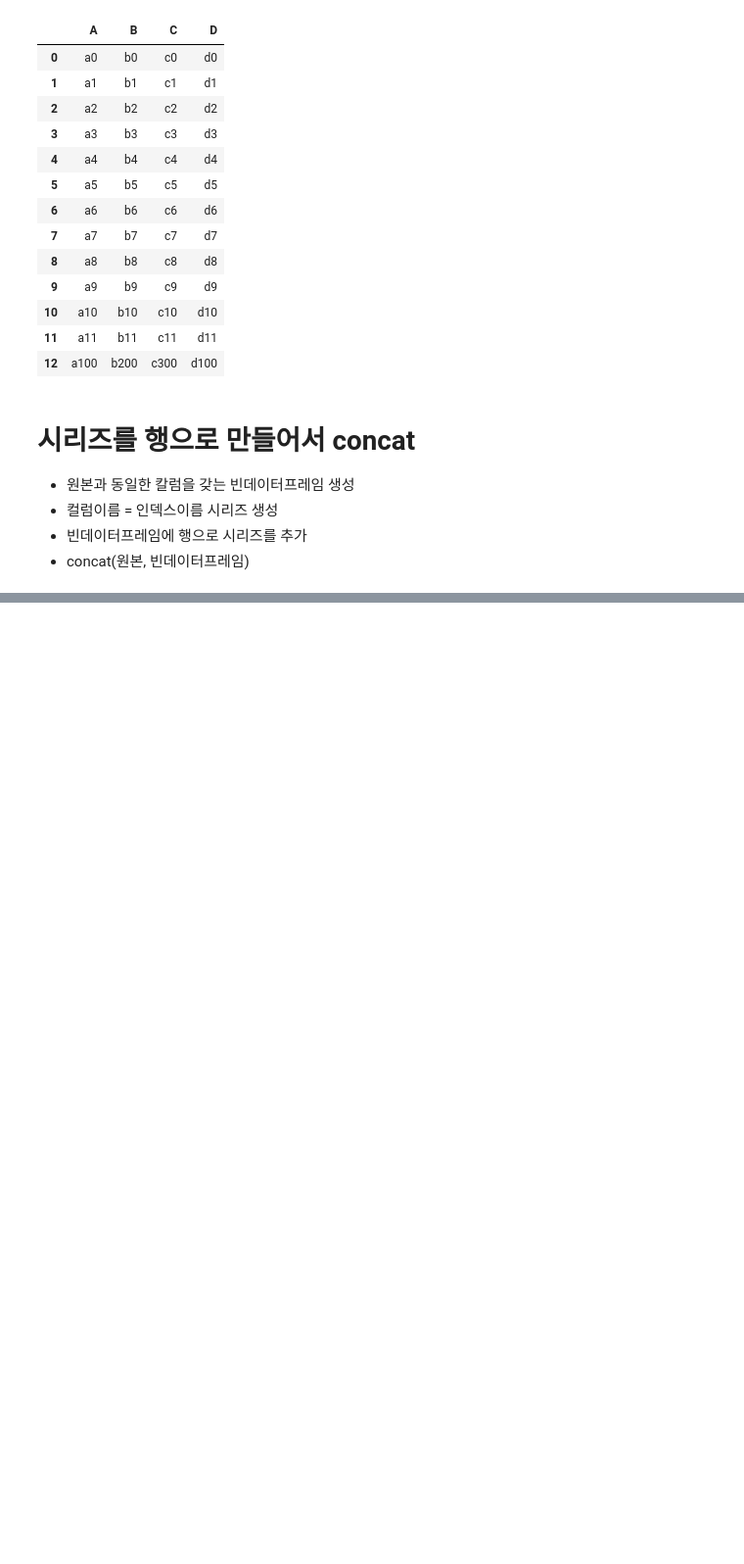
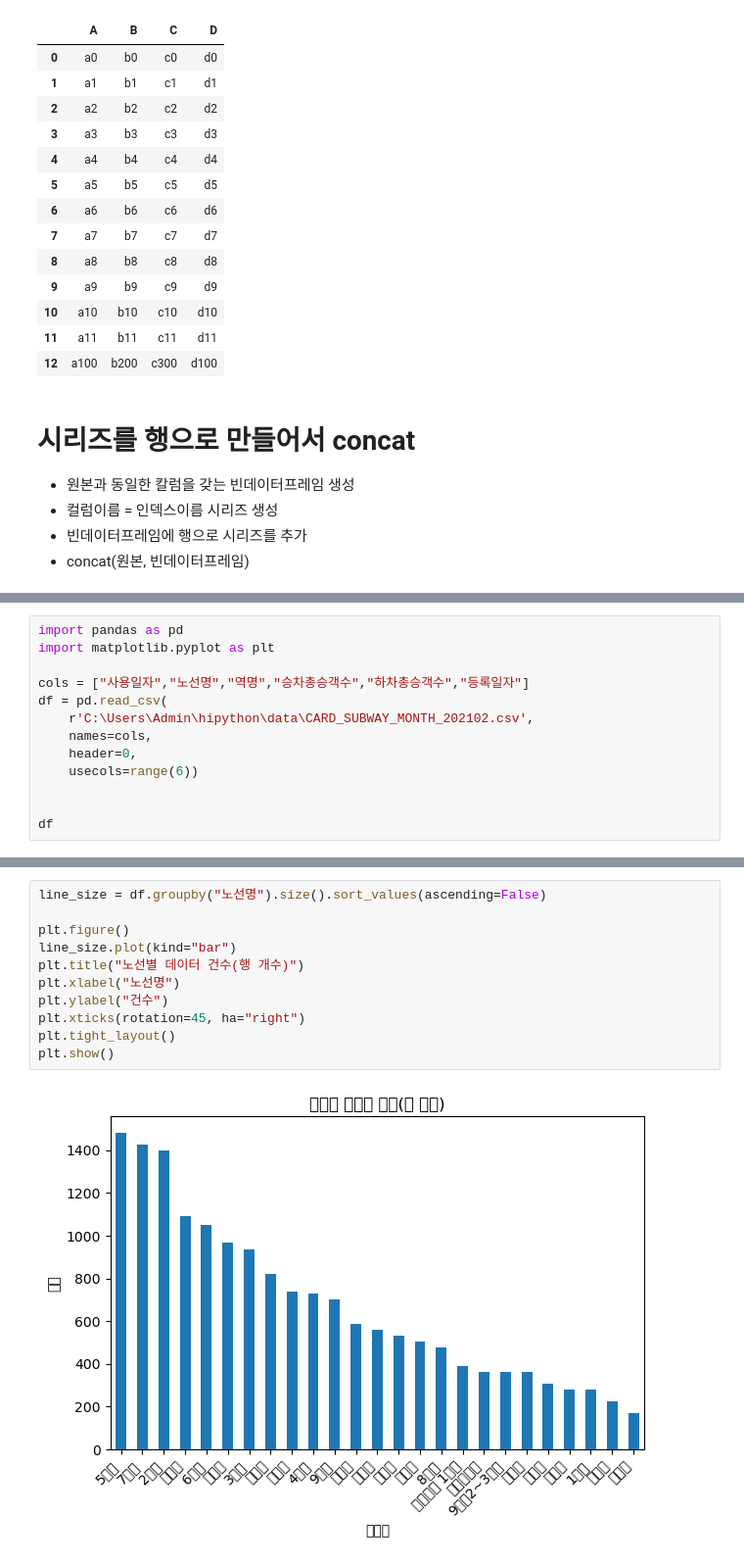
Before and after one commit to YTS-12/hipython, a Jupyter notebook: 데이터 전처리.ipynb, the cells around one changed output, grey strips where cells are left out. Shown at 98% size. Saved outputs shown, nothing was run; the diff lists cells and outputs as text; blank space fills up the shorter version.

```diff
--- a/데이터 전처리.ipynb
+++ b/데이터 전처리.ipynb
@@ -512,0 +517,13 @@ new_total_df
+# %%
+import pandas as pd
+import matplotlib.pyplot as plt
+
+cols = ["사용일자","노선명","역명","승차총승객수","하차총승객수","등록일자"]
+df = pd.read_csv(
+    r'C:\Users\Admin\hipython\data\CARD_SUBWAY_MONTH_202102.csv',
+    names=cols,
+    header=0,
+    usecols=range(6))
+
+
+df
@@ -512,0 +610,13 @@ new_total_df
+# %%
+line_size = df.groupby("노선명").size().sort_values(ascending=False)
+
+plt.figure()
+line_size.plot(kind="bar")
+plt.title("노선별 데이터 건수(행 개수)")
+plt.xlabel("노선명")
+plt.ylabel("건수")
+plt.xticks(rotation=45, ha="right")
+plt.tight_layout()
+plt.show()
+# %% [output]
+[figure, added]
```
Also changed, not shown: parts of 26 cells of this notebook, 2 other files.
